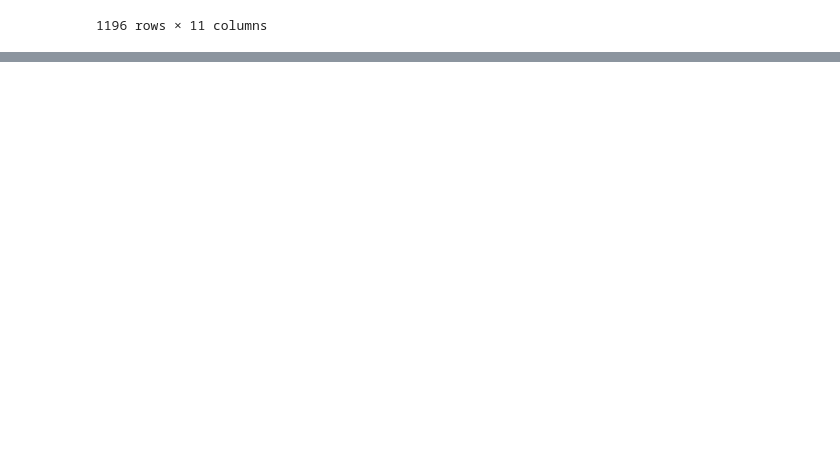
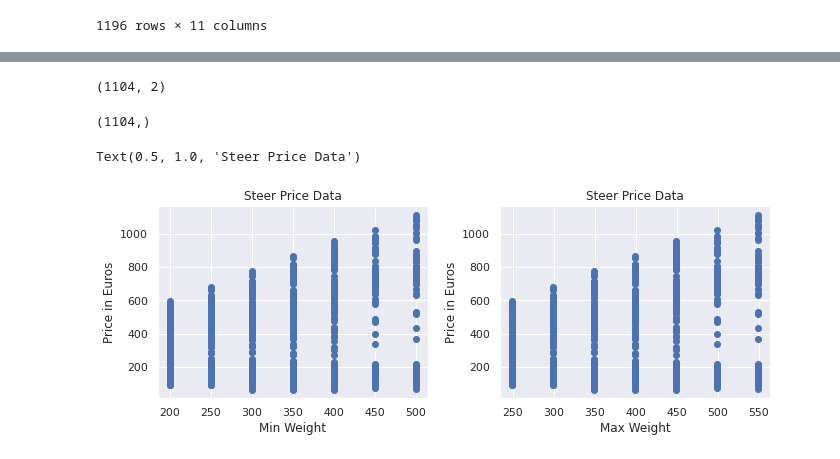
Before and after one commit to vicalfayo09/steer_price_prediction_ml, a Jupyter notebook: datasetloading.ipynb, the cells around one changed output, grey strips where cells are left out. Cells and saved outputs as stored; diff of their text form; code cells hidden in the pictures; blank space fills up the shorter version.

```diff
--- a/datasetloading.ipynb
+++ b/datasetloading.ipynb
@@ -348,6 +269,8 @@ data1
 | 1286 | AJA01C2 | Cattle Price per 100 Kg | 2021 | 2021 | H400 | Heifers | 400 449 | ... |
 | 1287 | AJA01C2 | Cattle Price per 100 Kg | 2021 | 2021 | SCOW | Bullocks | 550 | ... |
 1288 rows × 11 columns
+# %%
+data1 = data1.dropna(axis = 0)
 # %%
 type(df['Max Weight in kg'].values)
 # %% [output]
@@ -425,0 +301,3 @@ Index(['STATISTIC CODE', 'Statistic', 'TLIST(A1)', 'Year', 'C01782V02140',
+# %%
+x = data1.iloc[:,7:9]
+y = data1['VALUE']
@@ -425,0 +320,2 @@ Index(['STATISTIC CODE', 'Statistic', 'TLIST(A1)', 'Year', 'C01782V02140',
+# %%
+x['Max Weight in kg'] = x.iloc[:, 1].astype(int)
@@ -425,0 +338,25 @@ Index(['STATISTIC CODE', 'Statistic', 'TLIST(A1)', 'Year', 'C01782V02140',
+# %%
+x.shape
+# %% [output]
+(1104, 2)
+# %%
+y.shape
+# %% [output]
+(1104,)
+# %%
+sns.set()
+
+fig, (ax1, ax2) = plt.subplots(1, 2, figsize =(10,4))
+fig.tight_layout(pad  = 3.0)
+ax1.scatter(x.iloc[:,0],y)
+ax1.set_xlabel("Min Weight")
+ax1.set_ylabel("Price in Euros")
+ax1.set_title("Steer Price Data")
+
+ax2.scatter(x.iloc[:,1],y)
+ax2.set_xlabel("Max Weight")
+ax2.set_ylabel("Price in Euros")
+ax2.set_title("Steer Price Data")
+# %% [output]
+Text(0.5, 1.0, 'Steer Price Data')
+[figure, added]
```
Also changed, not shown: parts of 68 cells of this notebook.
